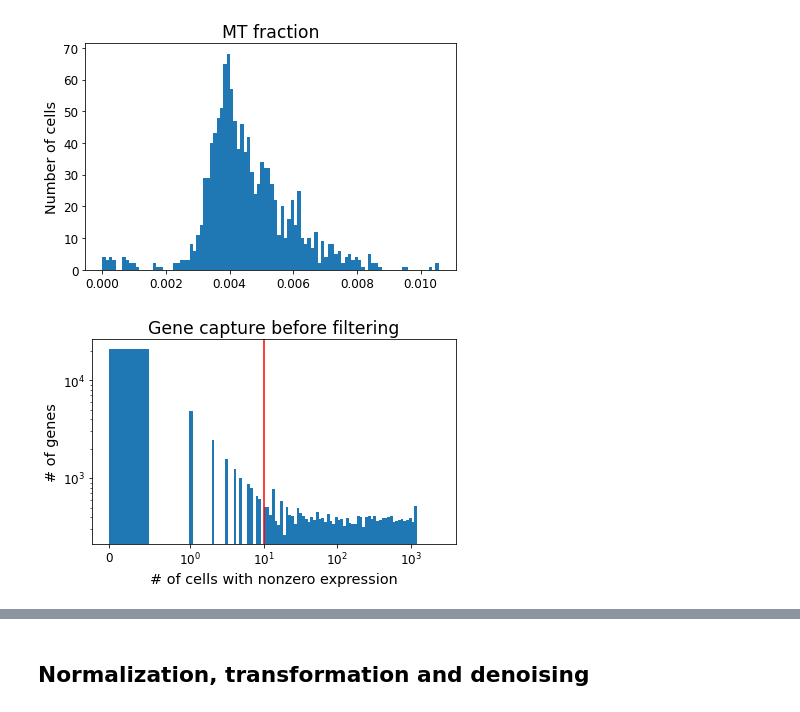
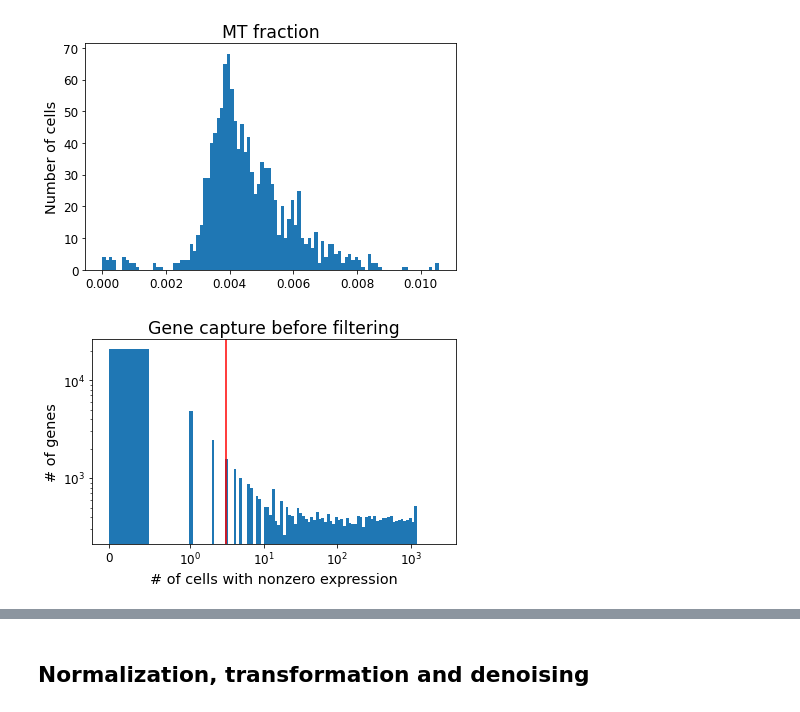
Before and after one commit to idse/PGCs, a Jupyter notebook: transcription/scRNAseq/humanGastrula_final.ipynb, the cells around one changed output, grey strips where cells are left out. Saved outputs shown, nothing was run; the diff lists cells and outputs as text; code cells hidden in the pictures.

```diff
--- a/transcription/scRNAseq/humanGastrula_final.ipynb
+++ b/transcription/scRNAseq/humanGastrula_final.ipynb
@@ -206,10 +278,10 @@ scprep.plot.histogram(mt_frac, title='MT fraction');
 # %% [output]
 [figure]
 # %%
-scprep.plot.histogram(scprep.measure.gene_capture_count(data), log=True, cutoff=10,
+scprep.plot.histogram(scprep.measure.gene_capture_count(data), log=True, cutoff=3,
                       title="Gene capture before filtering",
                      xlabel='# of cells with nonzero expression',
                      ylabel='# of genes');
 # %% [output]
-[figure, old version]
+[figure, new version]
 # %%
```
Also changed, not shown: parts of 33 cells of this notebook, 19 other files.
